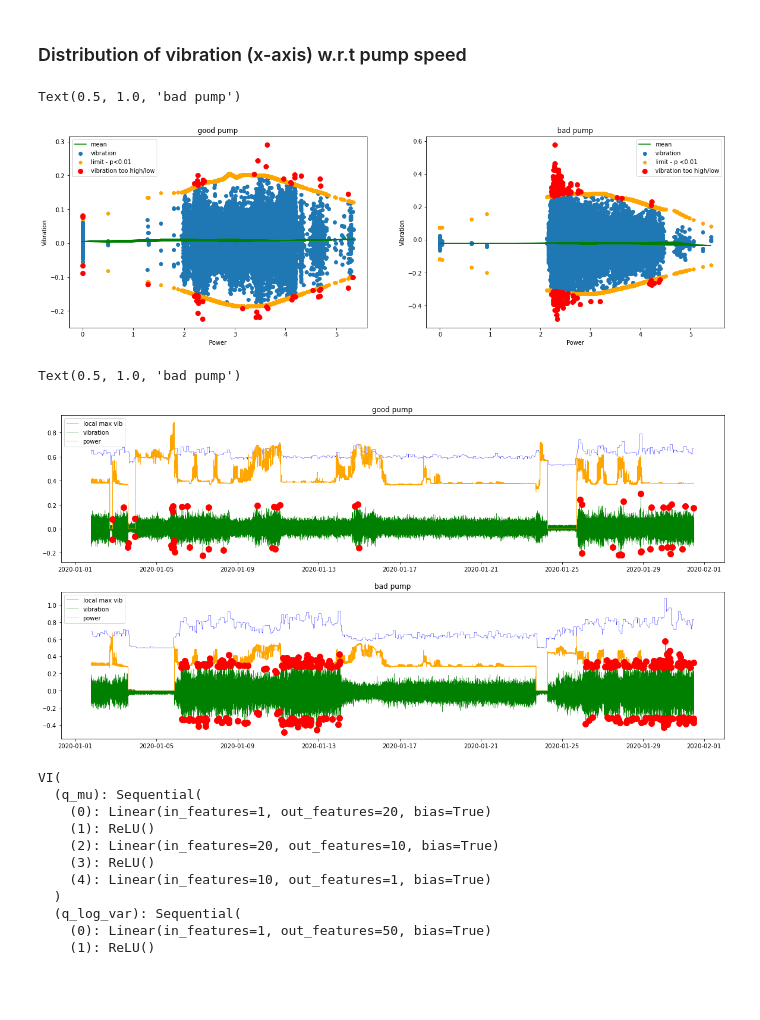
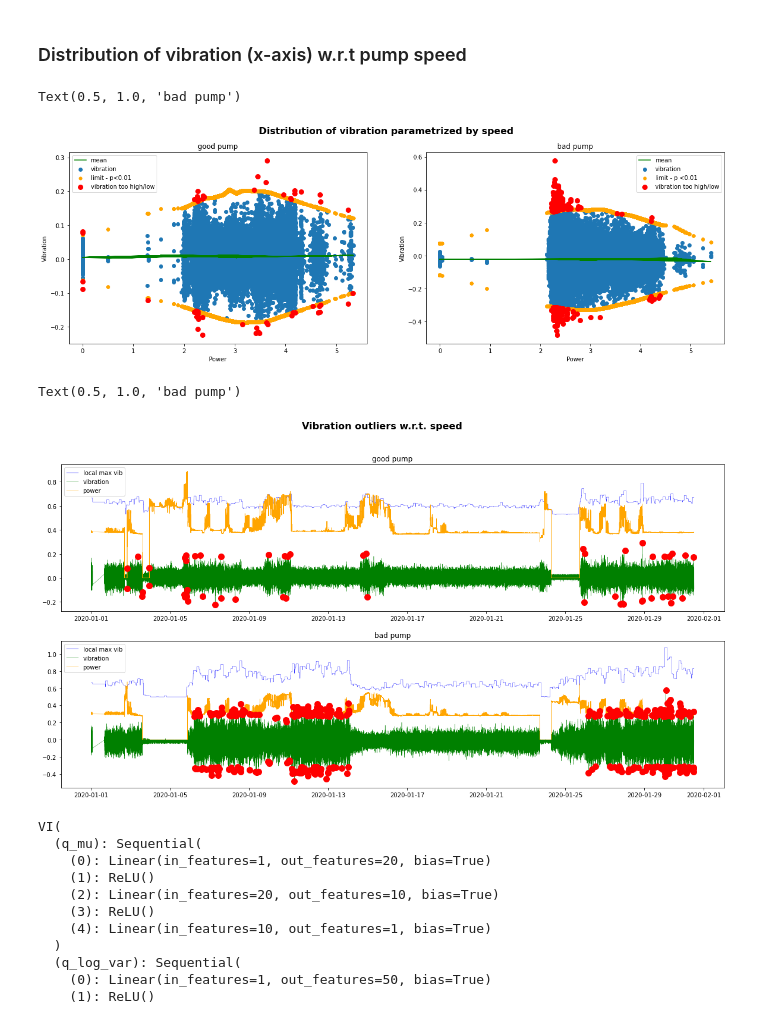
Before and after one commit to sedgewickmm18/notebooks-attic, a Jupyter notebook: MonitorVAEAnomalyScore.ipynb, the cells around one changed output. Cells and saved outputs as stored; diff of their text form; code cells hidden in the pictures; blank space fills up the shorter version.

```diff
--- a/MonitorVAEAnomalyScore.ipynb
+++ b/MonitorVAEAnomalyScore.ipynb
@@ -74,13 +74,12 @@ The CSV file contains sensor readings for two pumps with ids '04714B6046D5' and
 # %%
 # load data
 df_input = pd.read_csv('./data/AllOfArmstark.csv', parse_dates=['timestamp'], comment='#')
-#df_input = df_input.asfreq('H')
 df_input = df_input.sort_values(by='timestamp').set_index('timestamp')
 
-#df_temp = df_input[['Vx']].shift(1, freq='1D')
-df_input['Vx_1'] = df_input[['Vx']].shift(1440) # not used for any particular purpose
+# simple data cleansing
 df_input.dropna(inplace=True)
 
+# set multi-index in a similar way as the Monitor 1.0 pipeline
 df_input = df_input.reset_index().set_index(['entity','timestamp'])
 # %%
 # make it plottable
@@ -162,6 +181,10 @@ Wall time: 2.66 s
 # %% [markdown]
 ### Distribution of vibration (x-axis) w.r.t pump speed
 # %%
+#
+# Vibration outside of the area marked by the orange line is an outlier
+#
+
 df_1 = df_i.loc['04714B6046D5'].copy()
 df_2 = df_i.loc['04714B604101'].copy()
 
@@ -174,32 +197,34 @@ arr2 = np.where(df_2['Vx'] > df_2['predicted_Vx'] + df_2['pred_dev_Vx'], df_2['V
 arr2[arr2 == 0] = np.nan
 df_2['Anomaly'] = arr2
 #df_1[df_1['Anomaly'] == 0] = np.nan
 
 fig, ax = plt.subplots(1, 2, figsize=(20, 6), squeeze=False)
+
+fig.suptitle("Distribution of vibration parametrized by speed", fontsize=16, fontweight='bold')
 
 ax[0,0].scatter(df_1['Ap'], df_1['Vx'], label='vibration')
 ax[0,0].plot(df_1['Ap'], df_1['predicted_Vx'], color='green', label='mean')
 ax[0,0].scatter(df_1['Ap'], df_1['predicted_Vx'] - df_1['pred_dev_Vx'], color='orange', lw=0.1, label='limit - p<0.01')
 ax[0,0].scatter(df_1['Ap'], df_1['predicted_Vx'] + df_1['pred_dev_Vx'], color='orange', lw=0.1)
 ax[0,0].scatter(df_1['Ap'], df_1['Anomaly'], color='red', lw=3, label='vibration too high/low')
 ax[0,0].set_xlabel('Power')
 ax[0,0].set_ylabel('Vibration')
 ax[0,0].legend()
 ax[0,0].set_title('good pump')
 
 ax[0,1].scatter(df_2['Ap'], df_2['Vx'],  label='vibration')
 ax[0,1].plot(df_2['Ap'], df_2['predicted_Vx'], color='green', label='mean')
 ax[0,1].scatter(df_2['Ap'], df_2['predicted_Vx'] - df_2['pred_dev_Vx'], color='orange', lw=0.1, label='limit - p <0.01')
 ax[0,1].scatter(df_2['Ap'], df_2['predicted_Vx'] + df_2['pred_dev_Vx'], color='orange', lw=0.1)
 ax[0,1].scatter(df_2['Ap'], df_2['Anomaly'], color='red', lw=3, label='vibration too high/low')
 ax[0,1].set_xlabel('Power')
 ax[0,1].set_ylabel('Vibration')
 ax[0,1].legend()
 ax[0,1].set_title('bad pump')
 
 
 #plt.fill_between(df_1['Ap'], - df_1['pred_dev_Vx'], df_1['pred_dev_Vx'], alpha=0.2)
 # %% [output]
 Text(0.5, 1.0, 'bad pump')
-[figure, old version]
+[figure, new version]
 # %%
@@ -211,5 +235,9 @@ df_2['max_1'] = sp.ndimage.maximum_filter1d(df_2['Vx_1'], size=sz)
 # %%
+# Outliers are f
 fig, ax = plt.subplots(2, 1, figsize=(20, 10), squeeze=False)
+
+fig.suptitle("Vibration outliers w.r.t. speed", fontsize=16, fontweight='bold')
+
 ax[0,0].plot(df_1['max'] + 0.5, lw=0.4, color='blue', label='local max vib')
 ax[0,0].plot(df_1['Vx'], lw=0.4, color='green', label='vibration')
 ax[0,0].plot(df_1['Ap']/6, lw=0.4, color='orange', label='power')
@@ -225,7 +253,7 @@ ax[1,0].legend()
 ax[1,0].set_title('bad pump')
 # %% [output]
 Text(0.5, 1.0, 'bad pump')
-[figure, old version]
+[figure, new version]
 # %%
 viai.active_models['04714B6046D5']
 # %% [output]
```
Also changed, not shown: parts of 37 cells of this notebook.
